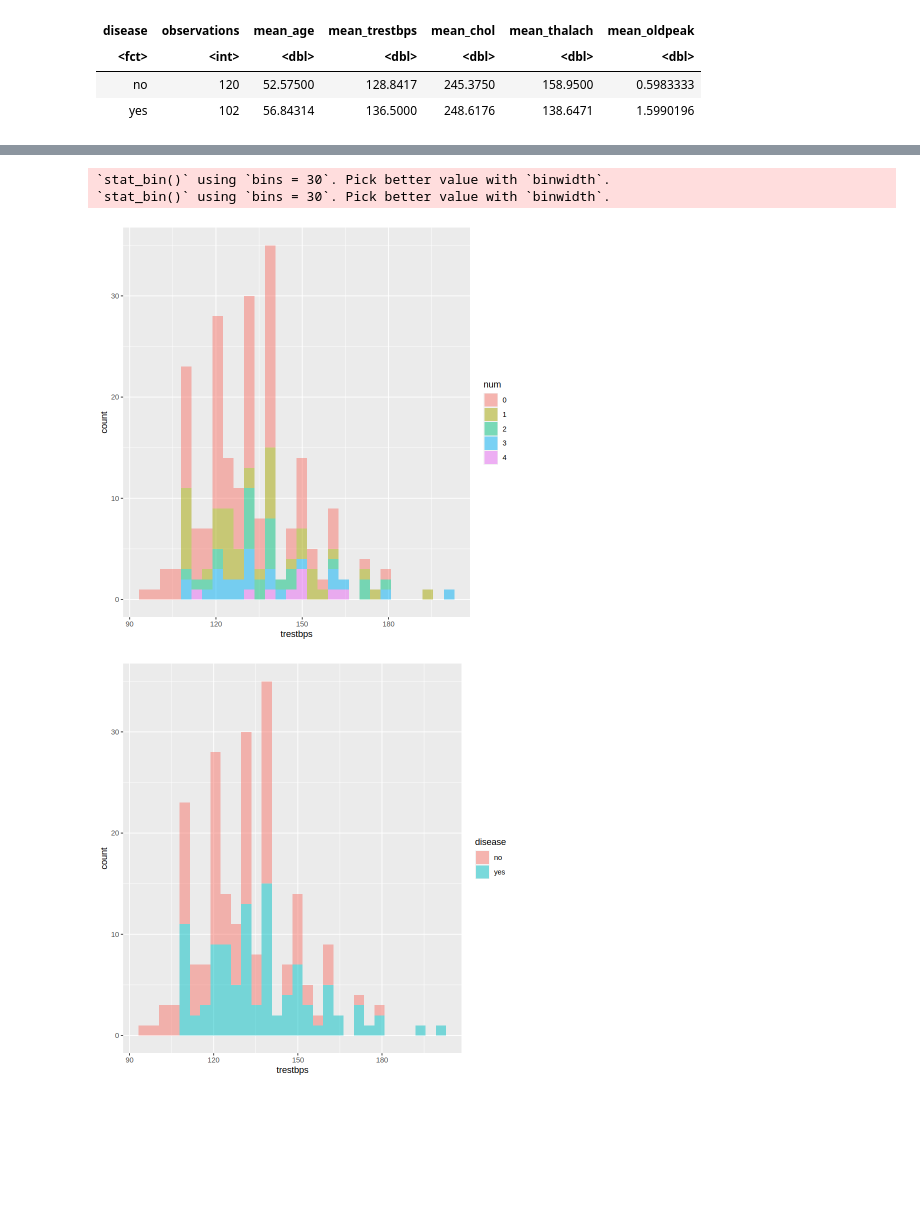
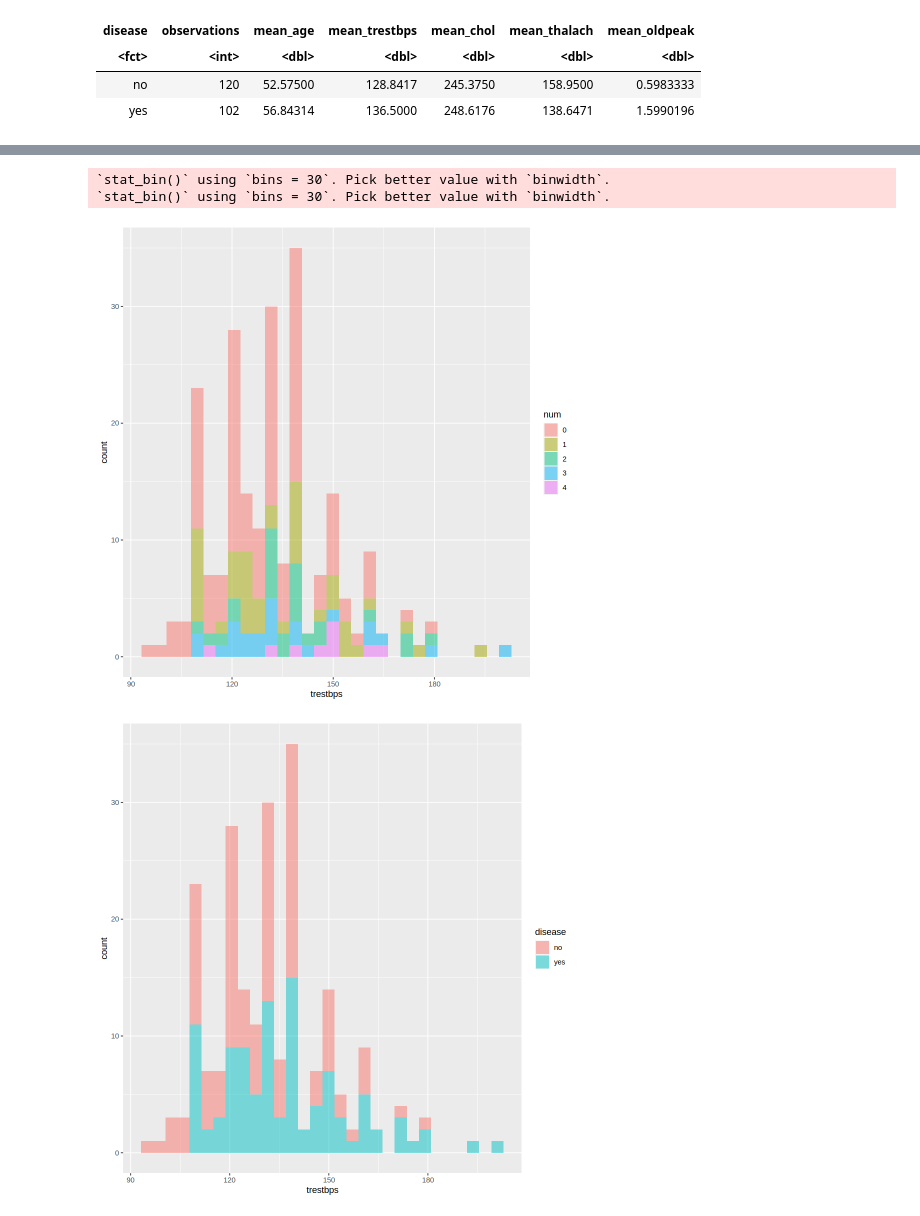
Before and after one commit to auraaaaura/dsci-100-2023-group-44, a Jupyter notebook: code part.ipynb, the cells around one changed output, grey strips where cells are left out. Cells and saved outputs as stored; diff of their text form; code cells hidden in the pictures; blank space fills up the shorter version.

```diff
--- a/code part.ipynb
+++ b/code part.ipynb
@@ -151,16 +152,16 @@ age_disease_plot
 # %%
-#options(repr.plot.width = 8, repr.plot.height = 8)
+options(repr.plot.width = 8, repr.plot.height = 8)
 trestbps_num_plot <- heart_train |>
       ggplot() +
       geom_histogram(aes(x = trestbps, fill = num), alpha = 0.5)
 trestbps_num_plot
 trestbps_disease_plot <- heart_train |>
       ggplot() +
       geom_histogram(aes(x = trestbps, fill = disease), alpha = 0.5)
 trestbps_disease_plot
 # %% [output]
 `stat_bin()` using `bins = 30`. Pick better value with `binwidth`.
 `stat_bin()` using `bins = 30`. Pick better value with `binwidth`.
-[figure, old version]
+[figure, new version]
-[figure, old version]
+[figure, new version]
 # %%
```
Also changed, not shown: parts of 10 cells of this notebook.
